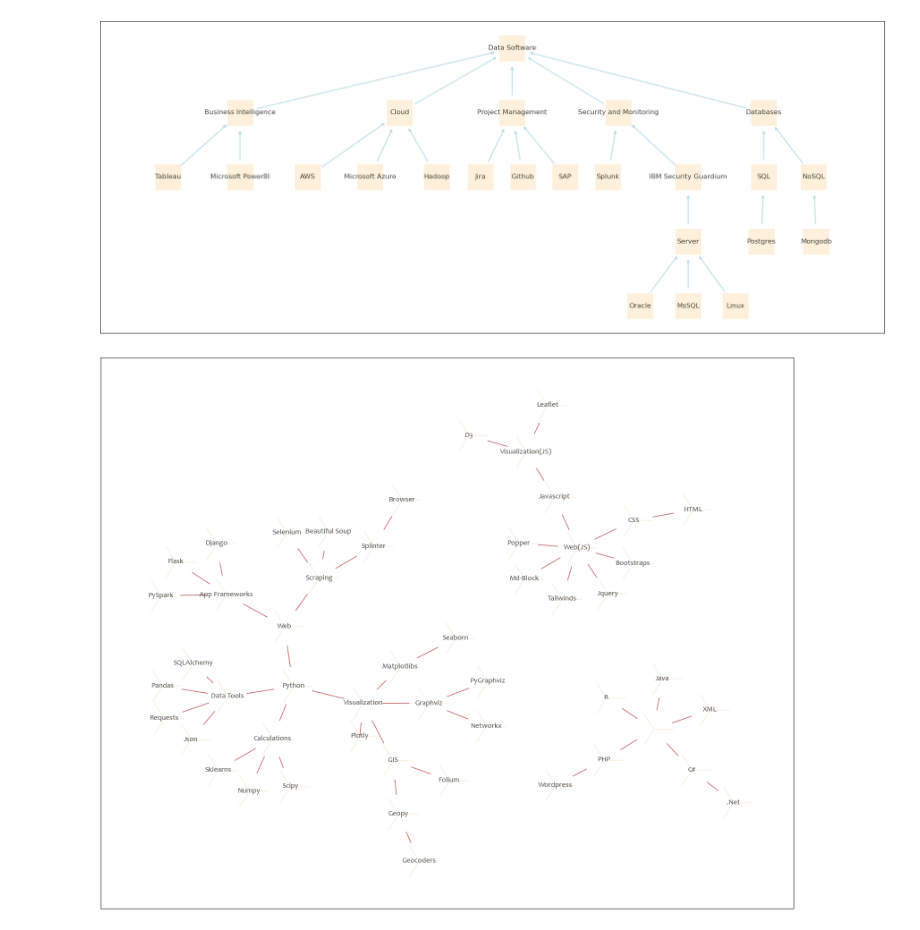
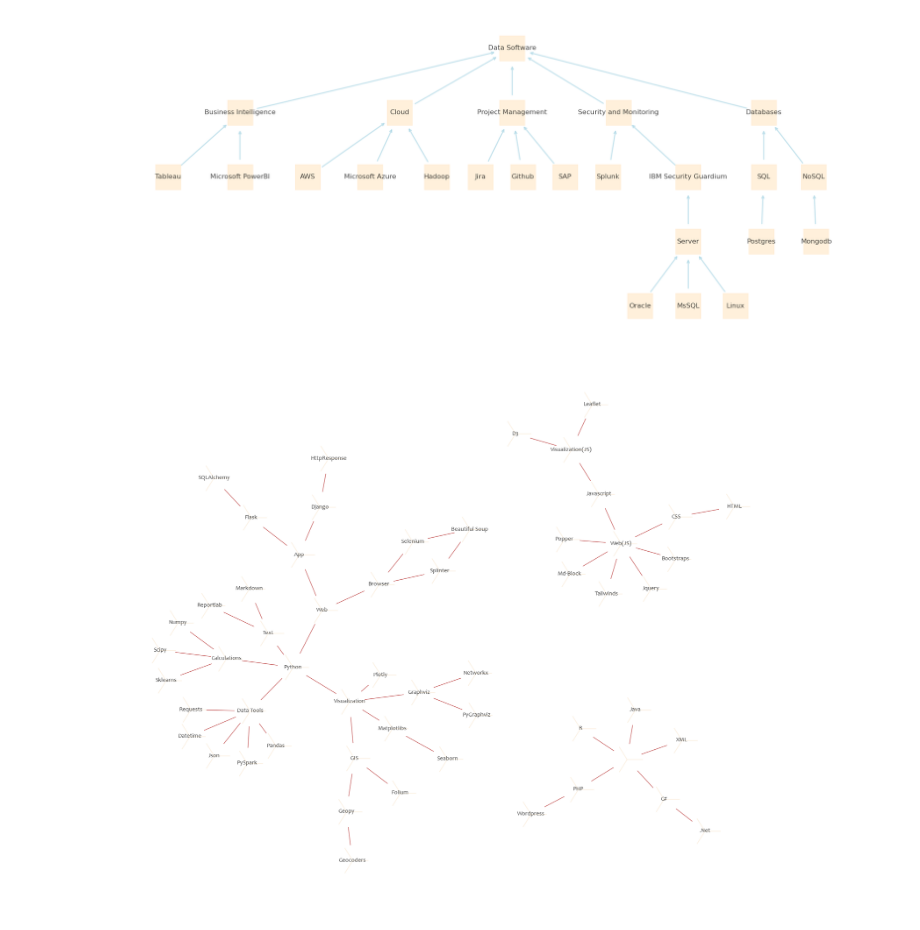
Before and after one commit to Hong-webport/Skill-Trees, a Jupyter notebook: Technical Skill Charts.ipynb, the cells around one changed output. Cells and saved outputs as stored; diff of their text form; code cells hidden in the pictures.

```diff
--- a/Technical Skill Charts.ipynb
+++ b/Technical Skill Charts.ipynb
@@ -29,6 +29,7 @@ G.add_node('Pandas')
 G.add_node('SQLAlchemy')
 G.add_node('Json')
 G.add_node('Requests')
+G.add_node('Datetime')
 
 G.add_node('Calculations')
 
@@ -37,14 +38,15 @@ G.add_node('Scipy')
 G.add_node('Numpy')
 
 G.add_node('Web')
-G.add_node('App Frameworks')
-G.add_node('Scraping')
+G.add_node('App')
+# G.add_node('Scraping')
 
 G.add_node('Django')
+G.add_node('HttpResponse')
 G.add_node('Flask')
 G.add_node('PySpark')
 
-G.add_node('Scraping')
+# G.add_node('Scraping')
 
 G.add_node('Selenium')
 
@@ -67,12 +69,16 @@ G.add_node('Geopy')
 G.add_node('Geocoders')
 # G.add_node('Nominatum')
 G.add_node('Folium')
+
+G.add_node('Text')
+G.add_node('Reportlab')
+G.add_node('Markdown')
 # %%
 #add edges
 # Add edges between nodes
-G.add_edges_from([('Python','Data Tools'), ('Python','Calculations'), ('Python','Visualization'), ('Python','Web'),  ('Web','App Frameworks'), ('Web','Scraping') ])
+G.add_edges_from([('Python','Data Tools'), ('Python','Calculations'), ('Python','Text'), ('Python','Visualization'), ('Python','Web'),  ('Web','App'), ('Web','Browser') ])
 
-G.add_edges_from([('Data Tools', 'Pandas'), ('Data Tools', 'SQLAlchemy'), ('Data Tools', 'Json'), ('Data Tools', 'Requests')])
+G.add_edges_from([('Data Tools', 'Pandas'), ('Data Tools', 'PySpark'), ('Data Tools', 'Json'), ('Data Tools', 'Requests'),('Data Tools', 'Datetime')])
 
 G.add_edges_from([('Visualization', 'Matplotlibs'), ('Matplotlibs', 'Seaborn'), ('Visualization', 'Plotly')])
 
@@ -82,9 +88,13 @@ G.add_edges_from([('Visualization', 'GIS'), ('GIS', 'Geopy'), ('Geopy', 'Geocode
 
 G.add_edges_from([('Calculations', 'Sklearns'), ('Calculations', 'Scipy'), ('Calculations', 'Numpy')])
 
-G.add_edges_from([('Scraping', 'Beautiful Soup'), ('Scraping', 'Splinter'), ('Splinter', 'Browser'), ('Scraping', 'Selenium')])
+G.add_edges_from([('App', 'Django'), ('App', 'Flask'), ('Flask', 'SQLAlchemy'), ('Django', 'HttpResponse')])
 
-G.add_edges_from([('App Frameworks', 'Django'), ('App Frameworks', 'Flask'), ('App Frameworks', 'PySpark'), ])
+G.add_edges_from([('Text', 'Reportlab'), ('Text', 'Markdown') ])
+
+G.add_edges_from([('Browser', 'Splinter'), ('Browser', 'Selenium'), ])
+
+G.add_edges_from([('Selenium', 'Beautiful Soup'), ('Splinter', 'Beautiful Soup')])
 # %%
 
 
@@ -300,7 +310,7 @@ D.add_edges_from([('Security and Monitoring','Splunk'),('Security and Monitoring
 D.add_edges_from([('Databases','SQL'),('SQL','Postgres'),('Databases', 'NoSQL'), ('NoSQL','Mongodb')])
 
 
-pos_D = nx.nx_agraph.graphviz_layout(D, prog='dot',)
+pos_D = nx.nx_agraph.graphviz_layout(D, prog='dot', )
 
 plt.figure(figsize=(25, 10))
 # Draw the graph with customized features
@@ -319,12 +329,11 @@ nx.draw_networkx(D,
     node_shape='s'
 )
 
-
-
-
-plt.savefig('DataManagement 07182023.png', dpi=300)
+plt.axis('off')
+plt.show()
+# plt.savefig('DataManagement 07182023.png', dpi=300)
 # %% [output]
-[figure, old version]
+[figure, new version]
 # %%
 # full Coding Chart
 
@@ -334,36 +343,39 @@ C.nodes(data=True)
 G.nodes(data=True)
 F.nodes(data=True)
 
 C.edges(data=True)
 G.edges(data=True)
 F.edges(data=True)
-plt.figure(figsize=(20, 16))
+plt.figure(figsize=(25, 20))
 
 
 pos_F = nx.nx_agraph.graphviz_layout(F, prog='neato')
 
 # Draw the graph with customized features
 nx.draw_networkx(F,
     pos=pos_F,
     with_labels=True,
     node_size=4000,
     node_color='antiquewhite',
     font_family='Candara',
     edge_color='firebrick',
     width=1.2,
     arrows=True,
     arrowstyle='-',
     font_size=12,
     font_color='black',
     alpha=0.7,
     node_shape='4'
 )
 
 
 # plt.title('Coding Languages and Their Libraries')
-plt.savefig('Skill-List-Code 7-18-23.png', dpi=300)
+
+plt.axis('off')
+plt.show()
+# plt.savefig('Skill-List-Code 7-19-23.png', dpi=300)
 # %% [output]
-[figure, old version]
+[figure, new version]
 # %%
 # Automation Charts
 
```
Also changed, not shown: parts of 8 cells of this notebook, 2 other files.
